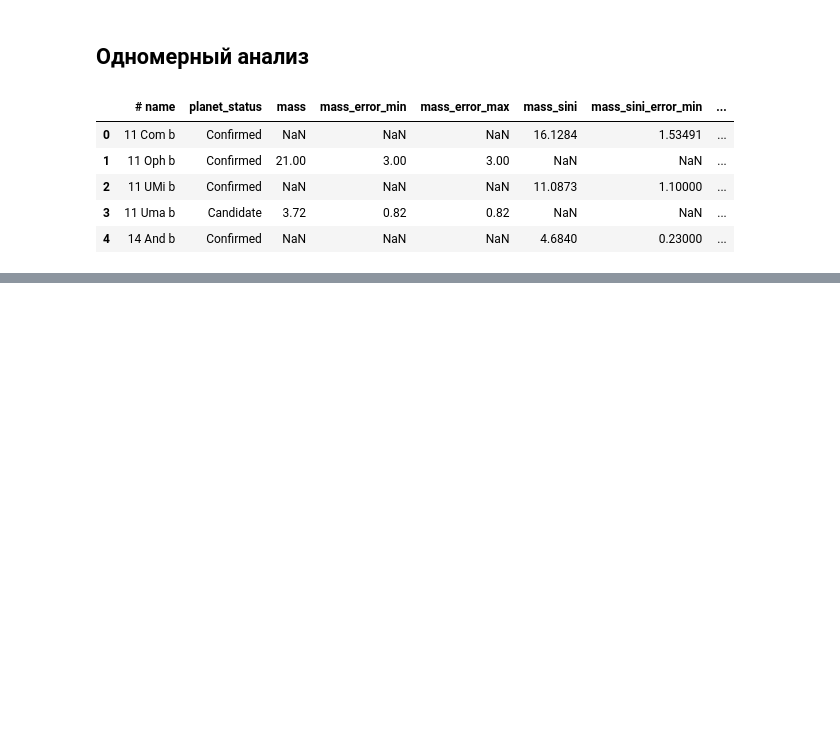
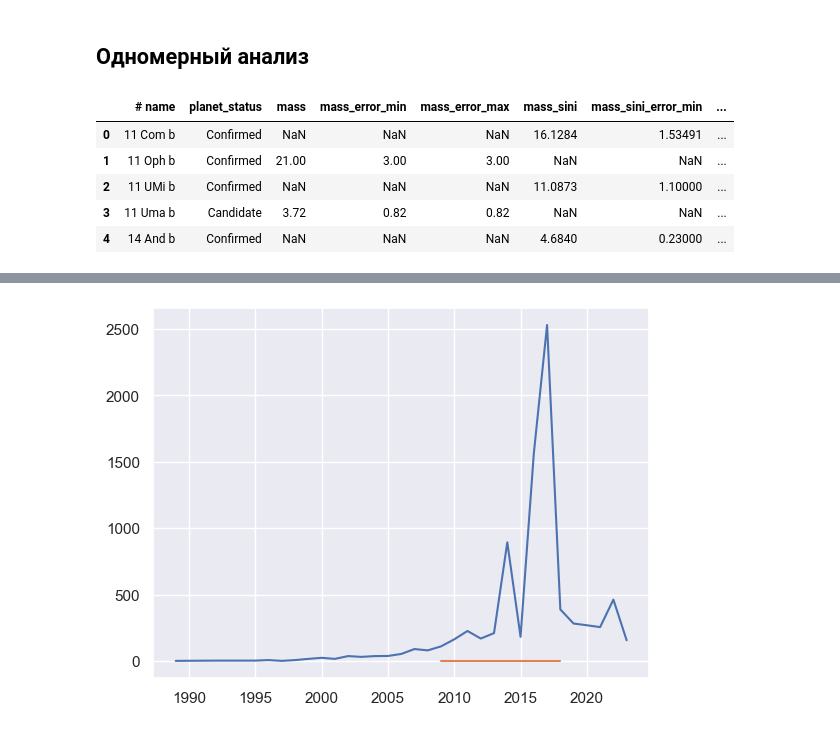
Before and after one commit to gbrs/exoplanets_eda, a Jupyter notebook: exoplnets_eda.ipynb, the cells around one changed output, grey strips where cells are left out. Saved outputs shown, nothing was run; the diff lists cells and outputs as text; code cells hidden in the pictures; blank space fills up the shorter version.

Commit message:
add time series

```diff
--- a/exoplnets_eda.ipynb
+++ b/exoplnets_eda.ipynb
@@ -220,0 +241,6 @@ df.head()
+# %%
+df.discovered.dropna().value_counts().sort_index().plot()
+kepler_years = pd.Series(data=[0] * 10, index=[*range(2009, 2019)])
+kepler_years.plot();
+# %% [output]
+[figure, added]
```
Also changed, not shown: parts of 5 cells of this notebook, 1 other file.
